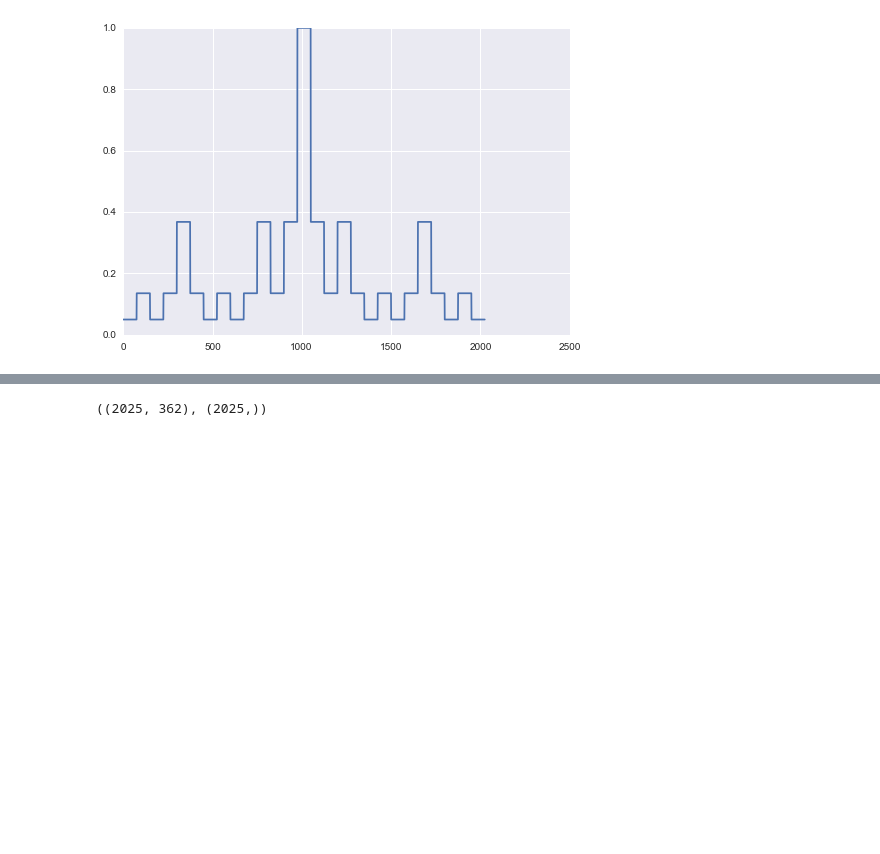
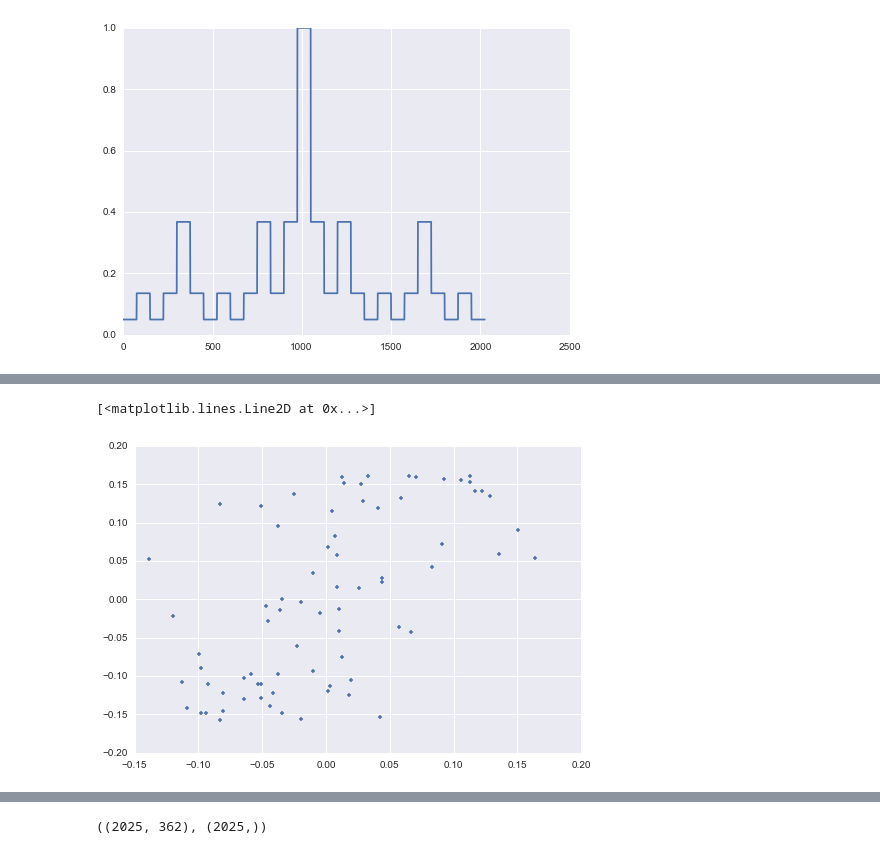
Before and after one commit to arokem/spat-cont, a Jupyter notebook: ipynb/analysis.ipynb, the cells around one changed output, grey strips where cells are left out. Drawn from its saved outputs; the diff is of its cells as text; code cells hidden in the pictures; blank space fills up the shorter version.

```diff
--- a/ipynb/analysis.ipynb
+++ b/ipynb/analysis.ipynb
@@ -75,3 +84,8 @@ plt.plot(pp_sig)
+# %%
+plt.plot(pp_sig[n_split*13:n_split*14], dm_train[n_split*13:n_split*14, 0], '.')
+# %% [output]
+[<matplotlib.lines.Line2D at 0x...>]
+[figure, added]
 # %%
 new_dm = dm_train
 new_sig = pp_sig
```
Also changed, not shown: parts of 23 cells of this notebook, 1 other file.
